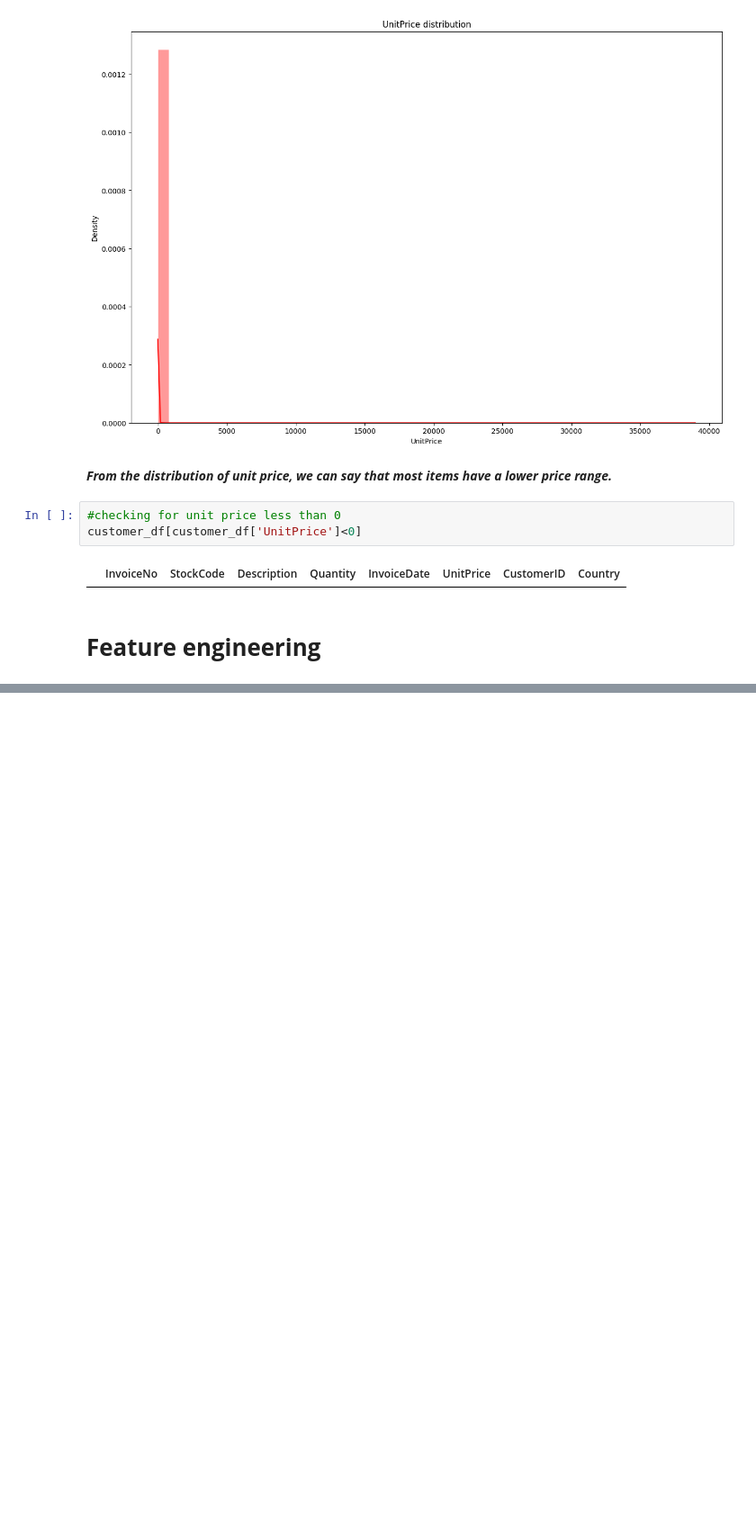
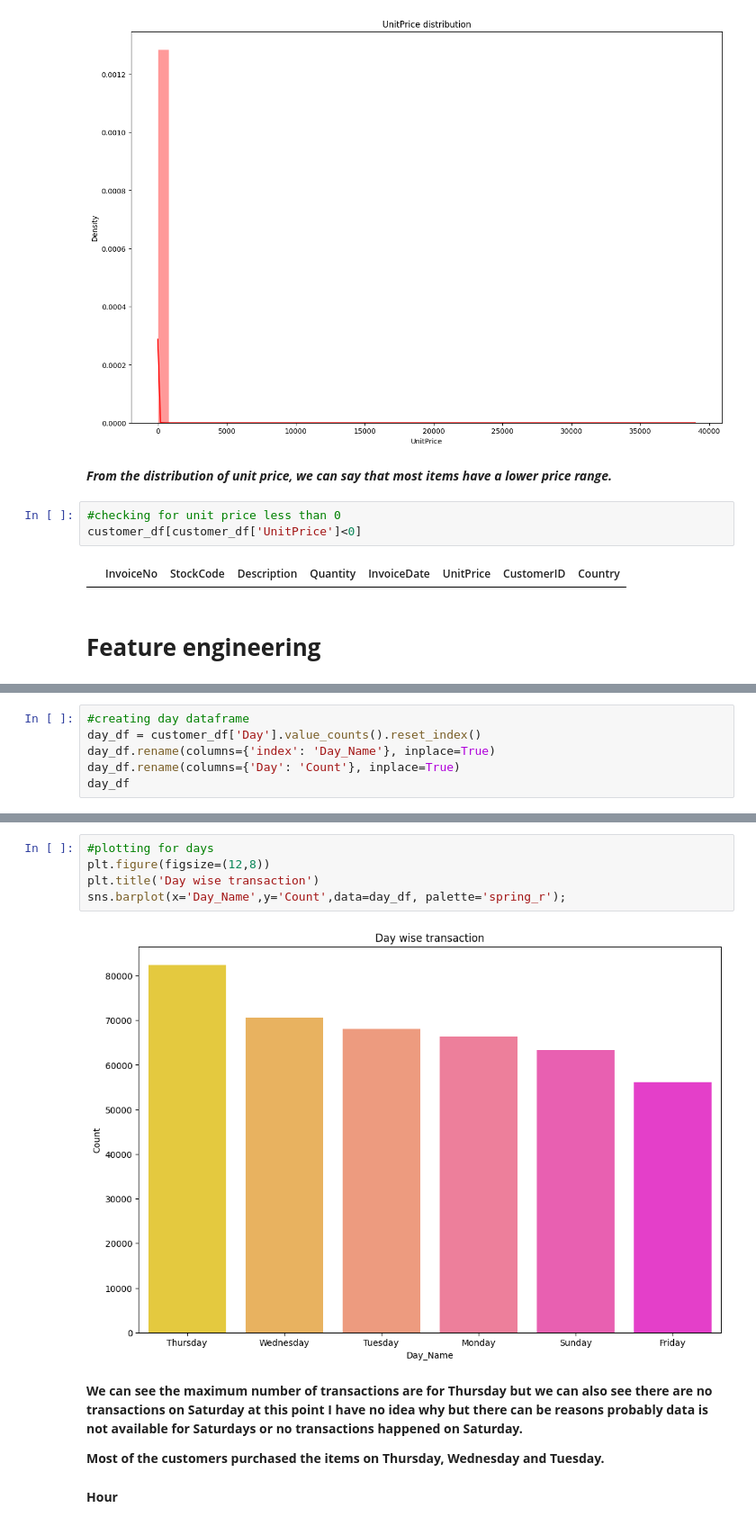
Before and after one commit to hamant-jagwan/Online_Retail_Customer_Segmentation--ML--unsupervised_learning, a Jupyter notebook: Online_Retail_Customer_Segmentation.ipynb, the cells around one changed output, grey strips where cells are left out. Shown at 90% size. Drawn from its saved outputs; the diff is of its cells as text; blank space fills up the shorter version.

```diff
--- a/Online_Retail_Customer_Segmentation.ipynb
+++ b/Online_Retail_Customer_Segmentation.ipynb
@@ -367,0 +444,6 @@ customer_df[customer_df['UnitPrice']<0]
+# %%
+#creating day dataframe
+day_df = customer_df['Day'].value_counts().reset_index()
+day_df.rename(columns={'index': 'Day_Name'}, inplace=True)
+day_df.rename(columns={'Day': 'Count'}, inplace=True)
+day_df
@@ -367,0 +458,13 @@ customer_df[customer_df['UnitPrice']<0]
+# %%
+#plotting for days
+plt.figure(figsize=(12,8))
+plt.title('Day wise transaction')
+sns.barplot(x='Day_Name',y='Count',data=day_df, palette='spring_r');
+# %% [output]
+[figure, added]
+# %% [markdown]
+**We can see the maximum number of transactions are for Thursday but we can also see there are no transactions on Saturday at this point I have no idea why but there can be reasons probably data is not available for Saturdays or no transactions happened on Saturday.**
+
+**Most of the customers purchased the items on Thursday, Wednesday and Tuesday.**
+# %% [markdown]
+**Hour**
```
Also changed, not shown: parts of 22 cells of this notebook.
